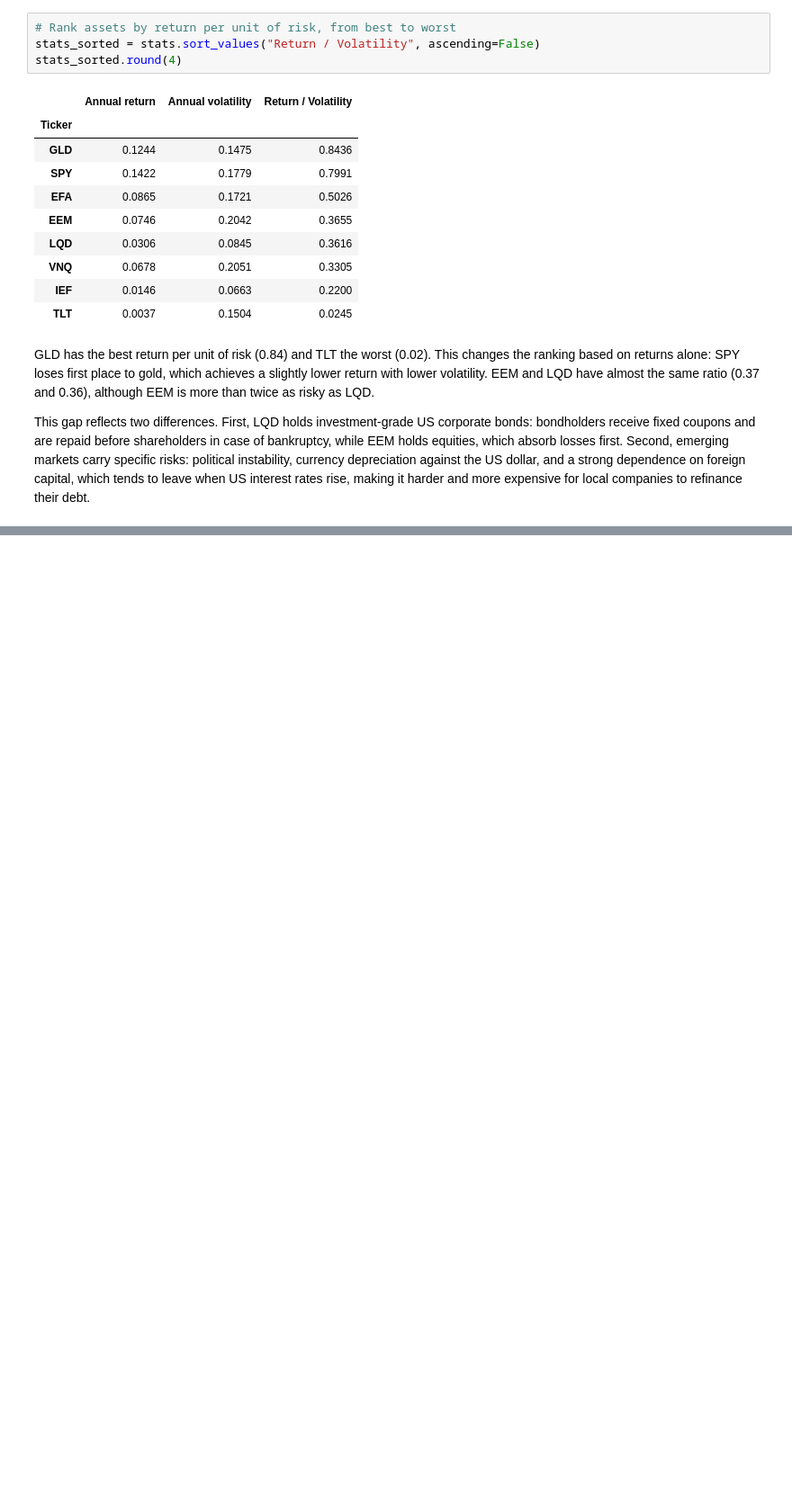
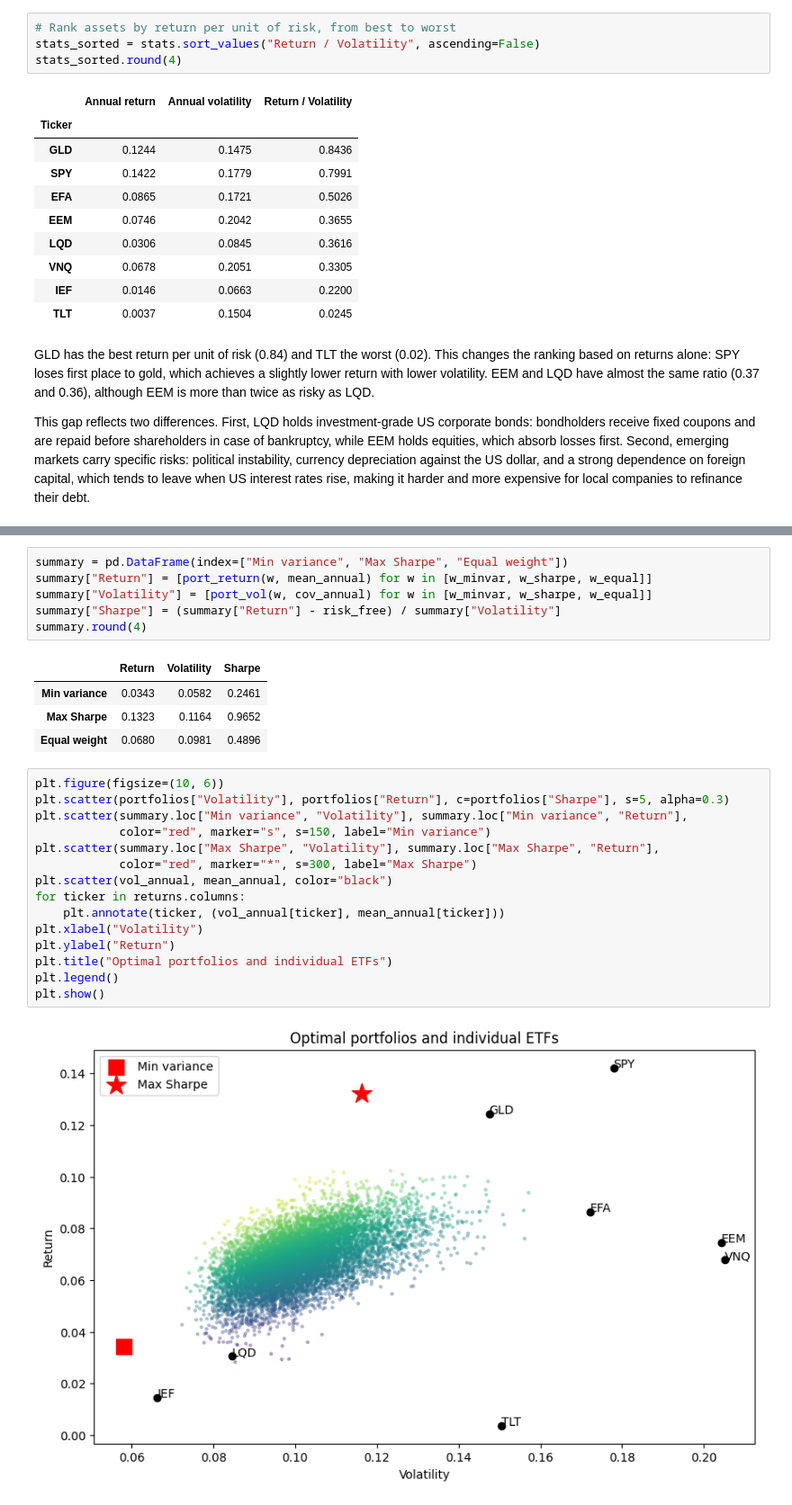
Before and after one commit to Elso-Palluault/portfolio-optimization, a Jupyter notebook: portfolio_optimization.ipynb, the cells around one changed output, grey strips where cells are left out. Shown at 90% size. Cells and saved outputs as stored; diff of their text form; blank space fills up the shorter version.

```diff
--- a/portfolio_optimization.ipynb
+++ b/portfolio_optimization.ipynb
@@ -136,0 +277,28 @@ This gap reflects two differences. First, LQD holds investment-grade US corporat
+# %%
+summary = pd.DataFrame(index=["Min variance", "Max Sharpe", "Equal weight"])
+summary["Return"] = [port_return(w, mean_annual) for w in [w_minvar, w_sharpe, w_equal]]
+summary["Volatility"] = [port_vol(w, cov_annual) for w in [w_minvar, w_sharpe, w_equal]]
+summary["Sharpe"] = (summary["Return"] - risk_free) / summary["Volatility"]
+summary.round(4)
+# %% [output]
+|  | Return | Volatility | Sharpe |
+| Min variance | 0.0343 | 0.0582 | 0.2461 |
+| Max Sharpe | 0.1323 | 0.1164 | 0.9652 |
+| Equal weight | 0.0680 | 0.0981 | 0.4896 |
+# %%
+plt.figure(figsize=(10, 6))
+plt.scatter(portfolios["Volatility"], portfolios["Return"], c=portfolios["Sharpe"], s=5, alpha=0.3)
+plt.scatter(summary.loc["Min variance", "Volatility"], summary.loc["Min variance", "Return"],
+            color="red", marker="s", s=150, label="Min variance")
+plt.scatter(summary.loc["Max Sharpe", "Volatility"], summary.loc["Max Sharpe", "Return"],
+            color="red", marker="*", s=300, label="Max Sharpe")
+plt.scatter(vol_annual, mean_annual, color="black")
+for ticker in returns.columns:
+    plt.annotate(ticker, (vol_annual[ticker], mean_annual[ticker]))
+plt.xlabel("Volatility")
+plt.ylabel("Return")
+plt.title("Optimal portfolios and individual ETFs")
+plt.legend()
+plt.show()
+# %% [output]
+[figure, added]
```
Also changed, not shown: parts of 23 cells of this notebook, 1 other file.
